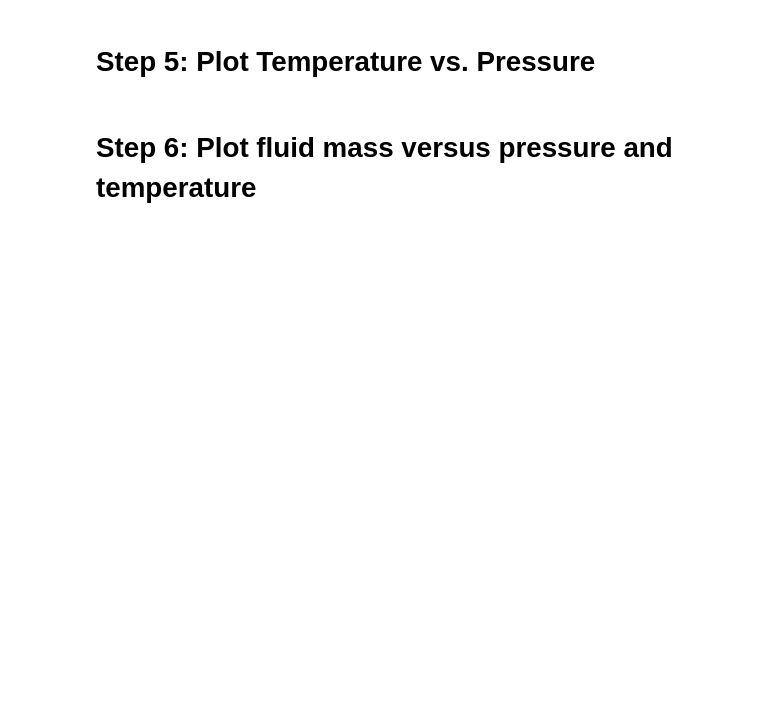
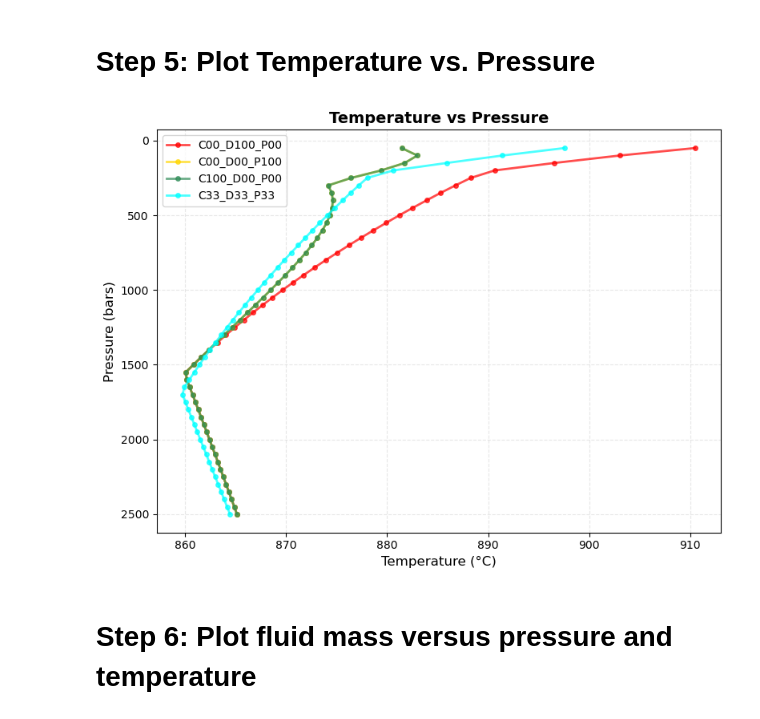
Before and after one commit to juliaberglind/MCS-Lassen-Isentropic-Decompression, a Jupyter notebook: code/lassen.ipynb, the cells around one changed output. Drawn from its saved outputs; the diff is of its cells as text; code cells hidden in the pictures; blank space fills up the shorter version.

```diff
--- a/code/lassen.ipynb
+++ b/code/lassen.ipynb
@@ -32,9 +38,11 @@ run_names = ['C00_D100_P00', 'C00_D00_P100', 'C100_D00_P00']
 # %% [markdown]
 # Step 5: Plot Temperature vs. Pressure
 # %%
-#fig = la.plot_temperature_vs_pressure(df_list, run_names)
+fig = la.plot_temperature_vs_pressure(df_list, run_names)
 
-#la.save_fig(fig, 't-p_end_members.png')
+la.save_fig(fig, 't-p_end_members.png')
+# %% [output]
+[figure, added]
 # %% [markdown]
 # Step 6: Plot fluid mass versus pressure and temperature
 # %%
```
Also changed, not shown: parts of 6 cells of this notebook, 4 other files.
